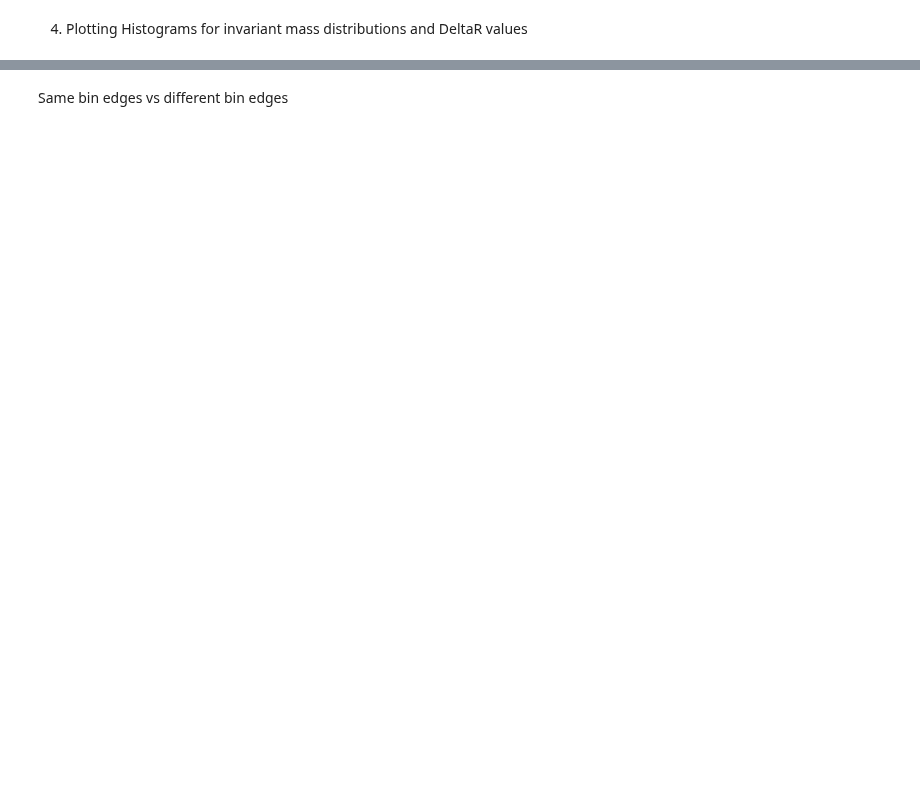
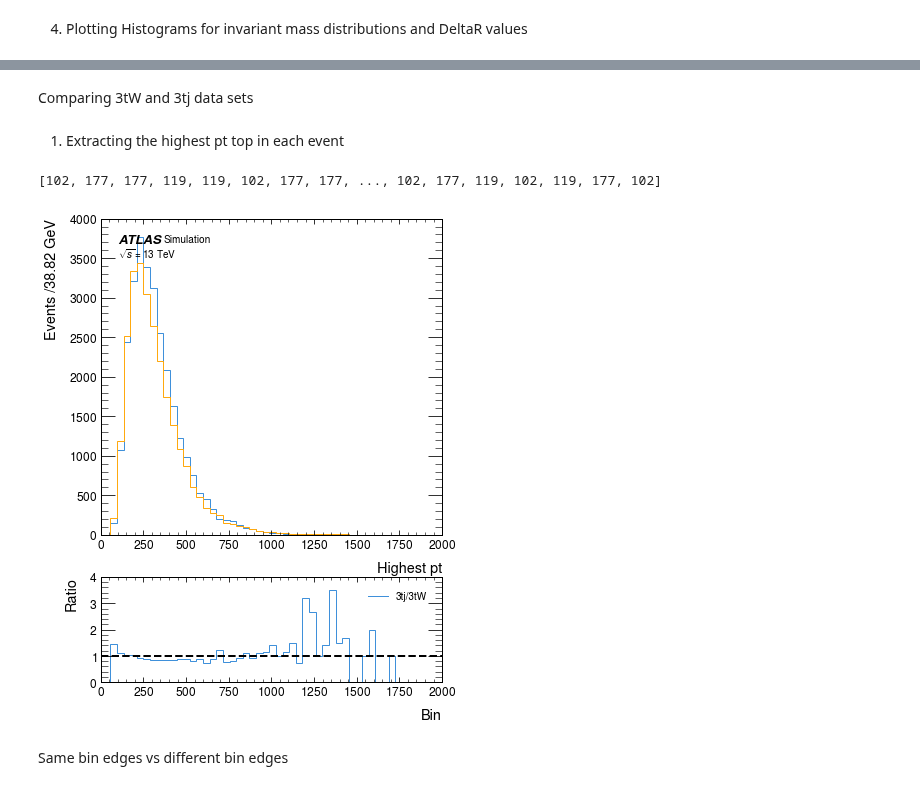
Before and after one commit to archiebrooks02/MPHYS-4Top, a Jupyter notebook: week_1.ipynb, the cells around one changed output, grey strips where cells are left out. Cells and saved outputs as stored; diff of their text form; code cells hidden in the pictures; blank space fills up the shorter version.

```diff
--- a/week_1.ipynb
+++ b/week_1.ipynb
@@ -153 +196,21 @@ filtered_4_tops = filtered_4_tops[filtered_4_tops.mass > 500]
+# %%
+top1_3tW = vector.zip({'pt':events3W['pt'][:,0],'eta':events3W['eta'][:,0],'phi':events3W['phi'][:,0], 'mass':172.76})
+top2_3tW = vector.zip({'pt':events3W['pt'][:,1],'eta':events3W['eta'][:,1],'phi':events3W['phi'][:,1], 'mass':172.76})
+top3_3tW = vector.zip({'pt':events3W['pt'][:,2],'eta':events3W['eta'][:,2],'phi':events3W['phi'][:,2], 'mass':172.76})
+
+filtered_top1_3tW = top1_3tW[masks_3tW]
+filtered_top2_3tW = top2_3tW[masks_3tW]
+filtered_top3_3tW = top3_3tW[masks_3tW]
+
+all_filtered_3tW = awkward.concatenate([awkward.Array([filtered_top1_3tW]),awkward.Array([filtered_top2_3tW]), awkward.Array([filtered_top3_3tW])], axis=0)
+
+top1_3tj = vector.zip({'pt':events3j['pt'][:,0],'eta':events3j['eta'][:,0],'phi':events3j['phi'][:,0], 'mass':172.76})
+top2_3tj = vector.zip({'pt':events3j['pt'][:,1],'eta':events3j['eta'][:,1],'phi':events3j['phi'][:,1], 'mass':172.76})
+top3_3tj = vector.zip({'pt':events3j['pt'][:,2],'eta':events3j['eta'][:,2],'phi':events3j['phi'][:,2], 'mass':172.76})
+
+filtered_top1_3tj = top1_3tj[masks_3tj]
+filtered_top2_3tj = top2_3tj[masks_3tj]
+filtered_top3_3tj = top3_3tj[masks_3tj]
+
+all_filtered_3tj = awkward.concatenate([awkward.Array([filtered_top1_3tj]),awkward.Array([filtered_top2_3tj]), awkward.Array([filtered_top3_3tj])], axis=0)
 # %% [markdown]
@@ -259,0 +260,4 @@ plt.show()
+# %% [markdown]
+Comparing 3tW and 3tj data sets
+# %% [markdown]
+1. Extracting the highest pt top in each event
@@ -260,3 +273,30 @@ plt.show()
+# %%
+all_filtered_3tW = awkward.concatenate([awkward.Array([filtered_top1_3tW]),awkward.Array([filtered_top2_3tW]), awkward.Array([filtered_top3_3tW])], axis=0)
+all_filtered_3tj = awkward.concatenate([awkward.Array([filtered_top1_3tj]),awkward.Array([filtered_top2_3tj]), awkward.Array([filtered_top3_3tj])], axis=0)
+
+transposed_3tW = np.transpose(all_filtered_3tW)
+sorted_indices = np.argsort(transposed_3tW.rho)
+trans_sorted_3tW = transposed_3tW[sorted_indices]
+highest_pt_top = vector.zip({'pt':trans_sorted_4tops.rho[:,-1],'eta':trans_sorted_4tops.eta[:,-1],'phi':trans_sorted_4tops.phi[:,-1], 'mass':172.76})
+# %% [output]
+[102, 177, 177, 119, 119, 102, 177, 177, ..., 102, 177, 119, 102, 119, 177, 102]
+# %%
+transposed_3tW = np.transpose(all_filtered_3tW)
+sorted_indices = np.argsort(transposed_3tW.rho)
+trans_sorted_3tW = transposed_3tW[sorted_indices]
+highest_pt_3tW = vector.zip({'pt':trans_sorted_3tW.rho[:,-1],'eta':trans_sorted_3tW.eta[:,-1],'phi':trans_sorted_3tW.phi[:,-1], 'mass':172.76})
+
+transposed_3tj = np.transpose(all_filtered_3tj)
+sorted_indices = np.argsort(transposed_3tj.rho)
+trans_sorted_3tj = transposed_3tj[sorted_indices]
+highest_pt_3tj = vector.zip({'pt':trans_sorted_3tj.rho[:,-1],'eta':trans_sorted_3tj.eta[:,-1],'phi':trans_sorted_3tj.phi[:,-1], 'mass':172.76})
+# %%
+fig, ax = plt.subplots(nrows = 2, ncols = 1, gridspec_kw={'height_ratios': [3, 1]},figsize = (6,8))
+histogram([highest_pt_3tW.rho, highest_pt_3tj.rho], 50, ['3tW', '3tj'], ax[0], ratio=True, ratio_axes=ax[1])
+ax[0].set_xlabel('Highest pt')
+plt.show()
+# %% [output]
+[figure, added]
 # %% [markdown]
 Same bin edges vs different bin edges
 # %%
```
Also changed, not shown: parts of 28 cells of this notebook.
